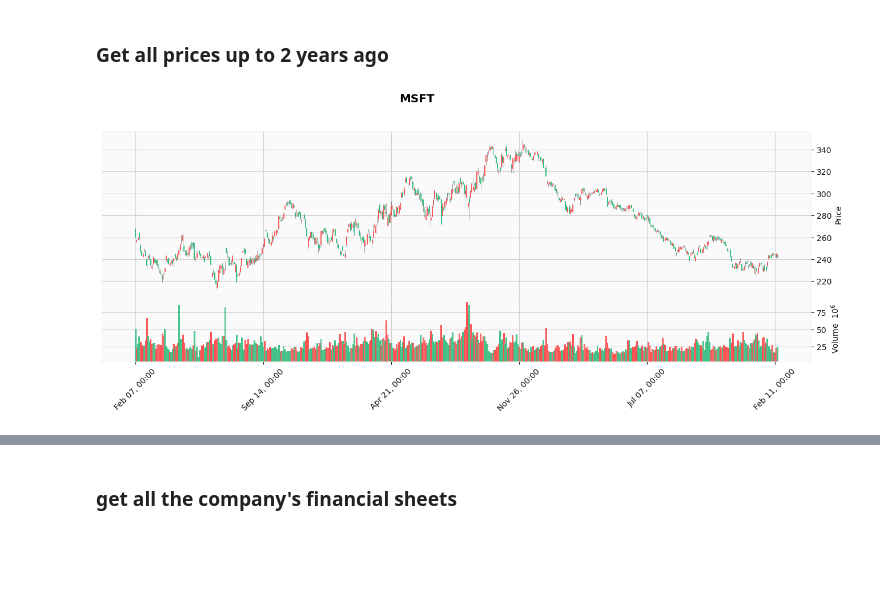
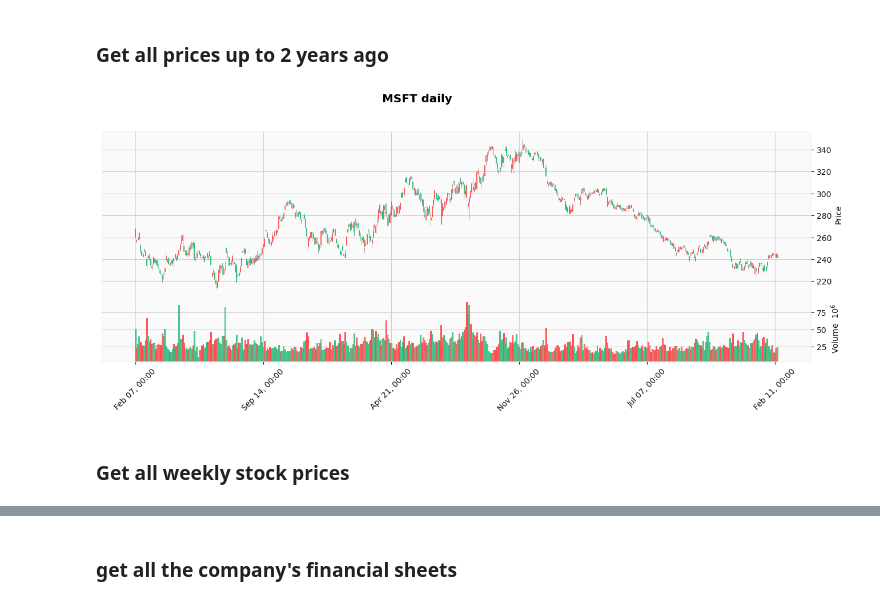
Before and after one commit to DavidPeleg6/Financial_News_Sentiments, a Jupyter notebook: baseline_analysis/msft_analysis.ipynb, the cells around one changed output, grey strips where cells are left out. Saved outputs shown, nothing was run; the diff lists cells and outputs as text; code cells hidden in the pictures; blank space fills up the shorter version.

```diff
--- a/baseline_analysis/msft_analysis.ipynb
+++ b/baseline_analysis/msft_analysis.ipynb
@@ -71,20 +71,22 @@ def get_data(parameters):
 # %%
 parameters = {
         "function": "TIME_SERIES_DAILY_ADJUSTED",
         "symbol": 'MSFT',
         "outputsize": 'full'
     }
 prices = get_data(parameters)
 # convert to pandas dataframe
 price_df = pd.DataFrame.from_dict(prices['Time Series (Daily)'], orient='index')
 price_df.index = pd.to_datetime(price_df.index)
 # take only the data up to 2 years ago and convert to numeric
 price_df = price_df[price_df.index > datetime.now() - timedelta(days=365*2)].apply(pd.to_numeric)
 # rename columns
 price_df.columns = ['open', 'high', 'low', 'close', 'adjusted_close', 'volume', 'dividend_amount', 'split_coefficient']
 # save to csv
 price_df.to_csv('msft_prices.csv', index=True)
 # create a candlestick plot
-mplfinance.plot(price_df[['open', 'high', 'low', 'close', 'volume']], type='candle', style='yahoo', volume=True, title='MSFT', figratio=(15, 5))
+mplfinance.plot(price_df[['open', 'high', 'low', 'close', 'volume']], type='candle', style='yahoo', volume=True, title='MSFT daily', figratio=(15, 5))
 # %% [output]
-[figure, old version]
+[figure, new version]
+# %% [markdown]
+### Get all weekly stock prices
```
Also changed, not shown: parts of 21 cells of this notebook, 5 other files.
